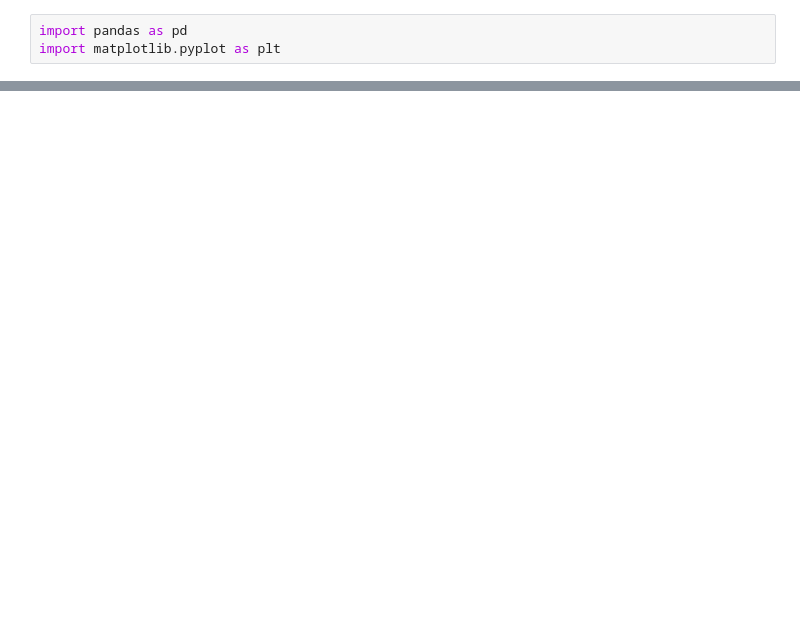
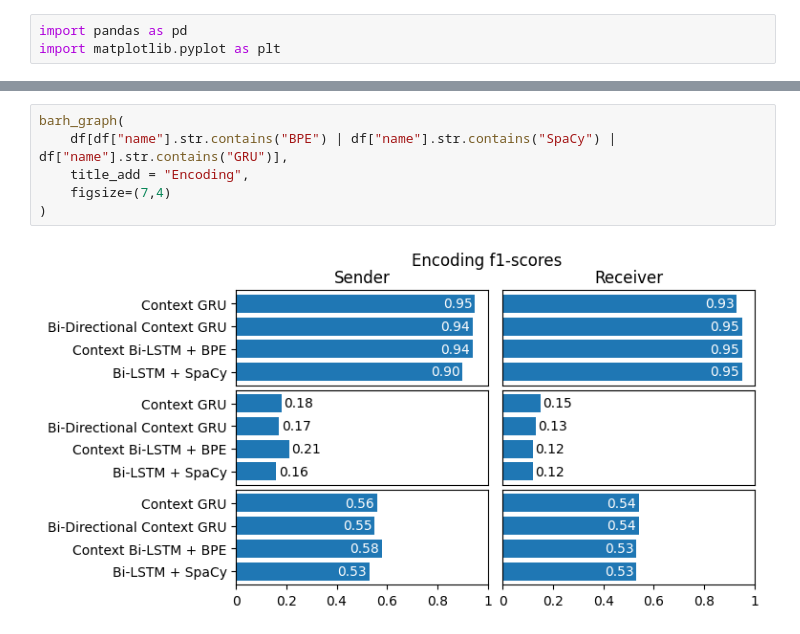
Before and after one commit to AdamKreitz/w266-final-project, a Jupyter notebook: visuals.ipynb, the cells around one changed output, grey strips where cells are left out. Saved outputs shown, nothing was run; the diff lists cells and outputs as text; blank space fills up the shorter version.

```diff
--- a/visuals.ipynb
+++ b/visuals.ipynb
@@ -136,0 +146,8 @@ plt.show()
+# %%
+barh_graph(
+    df[df["name"].str.contains("BPE") | df["name"].str.contains("SpaCy") | df["name"].str.contains("GRU")],
+    title_add = "Encoding",
+    figsize=(7,4)
+)
+# %% [output]
+[figure, added]
```
Also changed, not shown: parts of 7 cells of this notebook.
